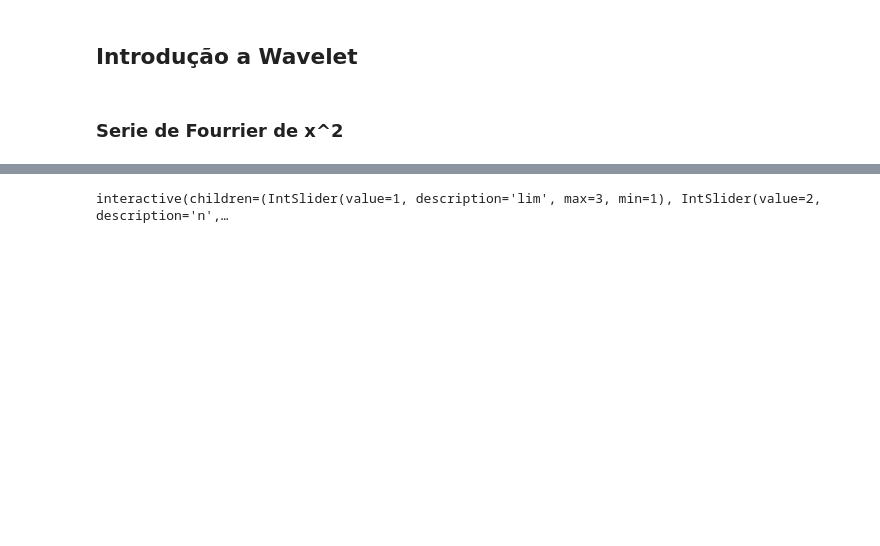
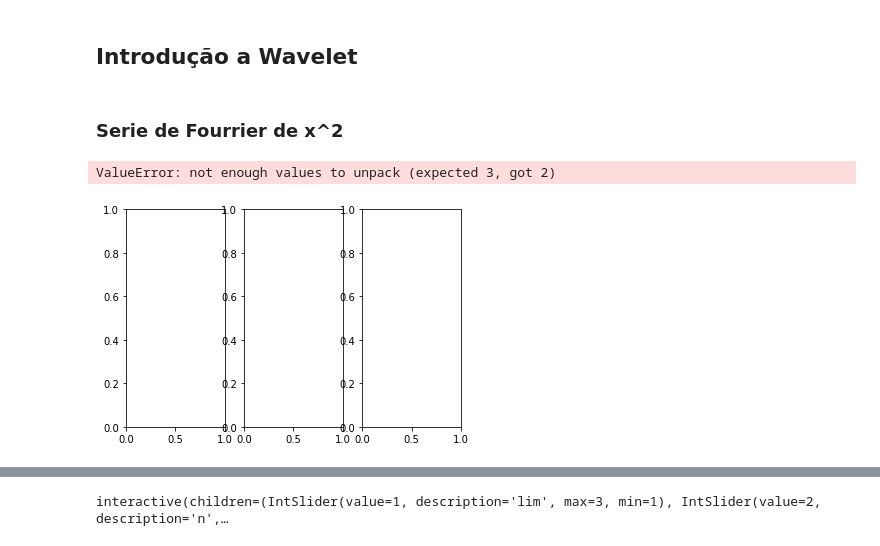
Before and after one commit to HelioLeoesEC/Introducao_wavelet, a Jupyter notebook: main.ipynb, the cells around one changed output, grey strips where cells are left out. Saved outputs shown, nothing was run; the diff lists cells and outputs as text; code cells hidden in the pictures; blank space fills up the shorter version.

```diff
--- a/main.ipynb
+++ b/main.ipynb
@@ -24,6 +23,16 @@ def Fourier(dominio,n):
     plt.legend()
     plt.grid(True)
     plt.show()
+# %%
+(a, b, c) =  plt.subplots(1,3)
+
+a = Fourier(2,3)
+b = Fourier(2,4)
+c = Fourier(2,5)
+http://www.estruturas.ufpr.br/disciplinas/pos-graduacao/introducao-a-computacao-cientifica-com-python/introducao-python/3-1-plotagem-simples/
+# %% [output]
+ValueError: not enough values to unpack (expected 3, got 2)
+[figure, added]
 # %%
 interactive(Fourier, dominio = IntSlider(min=1,max=3,value=1),
                     n = IntSlider(min = 2,max = 20,value = 2))
```
Also changed, not shown: parts of 2 cells of this notebook.
